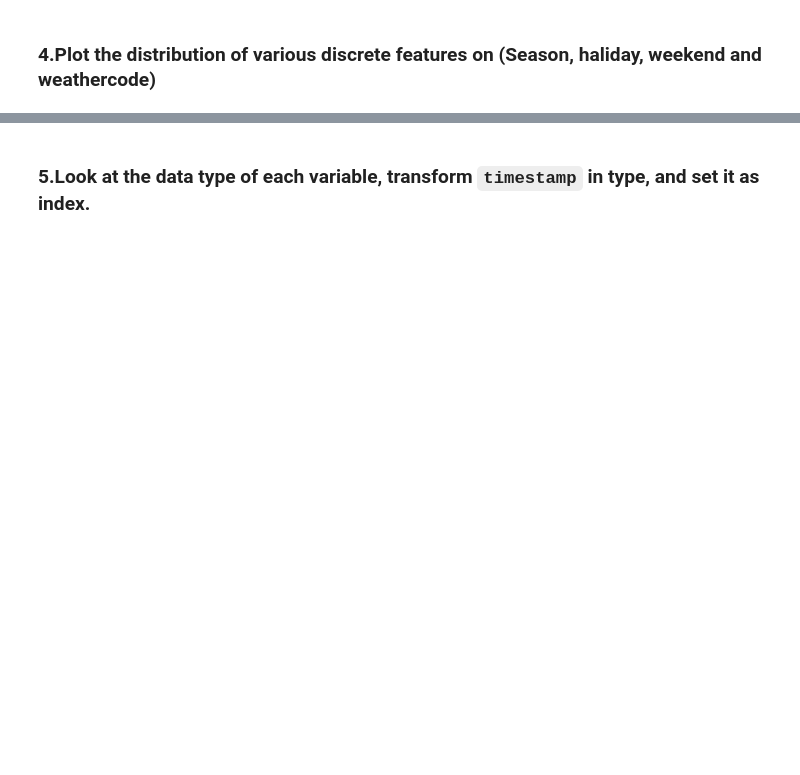
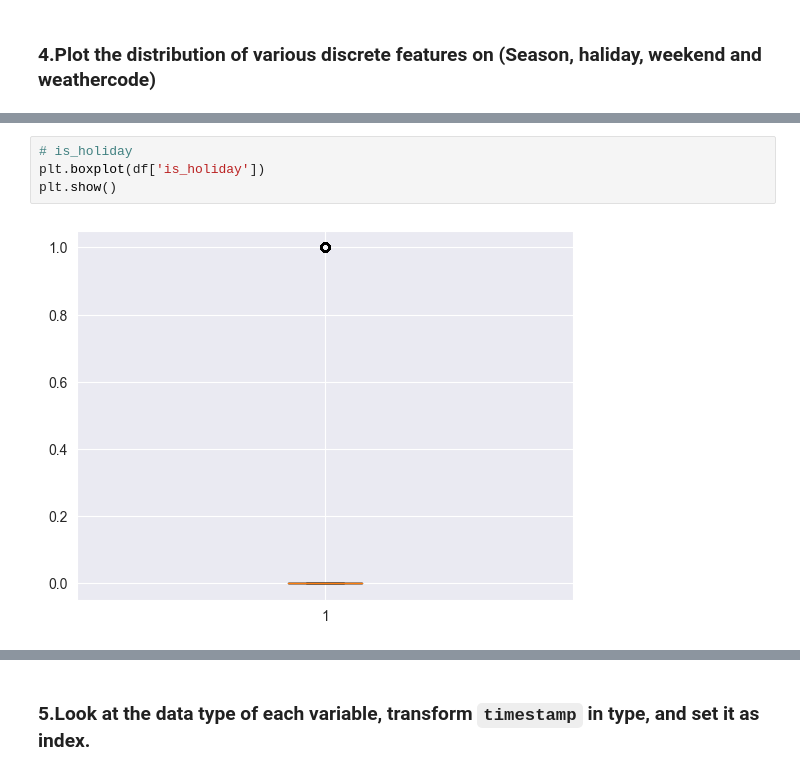
Before and after one commit to fenyx-it-academy/Class7-Week20-Data-Visualization-Seaborn-Matplotlib, a Jupyter notebook: Data_Visualisation_(Seaborn_Matplotlib).ipynb, the cells around one changed output, grey strips where cells are left out. Saved outputs shown, nothing was run; the diff lists cells and outputs as text; blank space fills up the shorter version.

```diff
--- a/Data_Visualisation_(Seaborn_Matplotlib).ipynb
+++ b/Data_Visualisation_(Seaborn_Matplotlib).ipynb
@@ -70,0 +89,6 @@ warnings.filterwarnings("ignore")
+# %%
+# is_holiday
+plt.boxplot(df['is_holiday'])
+plt.show()
+# %% [output]
+[figure, added]
```
Also changed, not shown: parts of 51 cells of this notebook.
